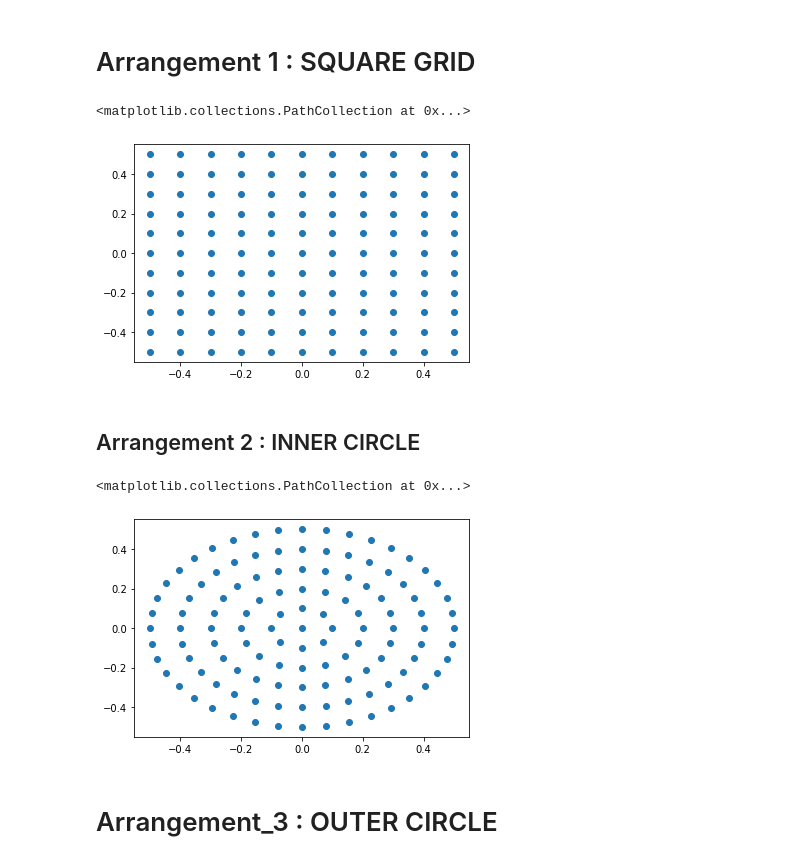
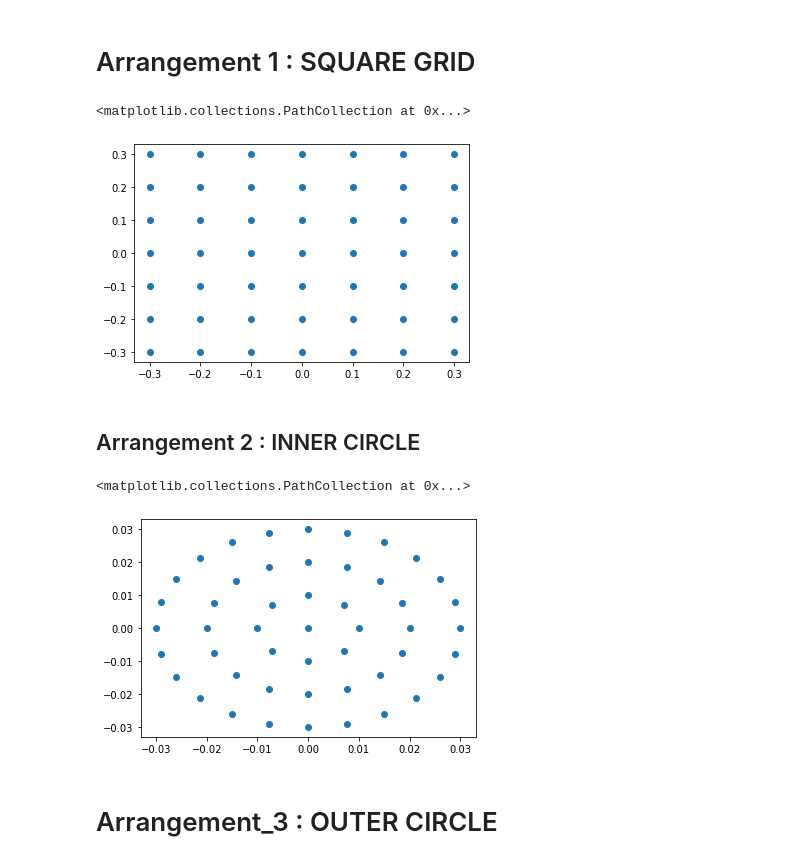
Before and after one commit to shubhranshsinghvi/Photolithography, a Jupyter notebook: Code/Ideal_UV_LED_model.ipynb, the cells around one changed output. Saved outputs shown, nothing was run; the diff lists cells and outputs as text; code cells hidden in the pictures.

```diff
--- a/Code/Ideal_UV_LED_model.ipynb
+++ b/Code/Ideal_UV_LED_model.ipynb
@@ -106,13 +104,13 @@ def E_r(ledcord,nleds,Ir_0,z,d,r,th):
 # %% [markdown]
 # Arrangement 1 : SQUARE GRID
 # %%
-nleds =121
+nleds =49
 d=0.1
 ledcord = arrangement_1(nleds,d)
 plt.scatter(ledcord[0,:], ledcord[1,:])
 # %% [output]
 <matplotlib.collections.PathCollection at 0x...>
-[figure, old version]
+[figure, new version]
 # %%
 Ir_0 = 0.1
 final_list_1 = []
@@ -155,13 +153,13 @@ df_1.to_pickle("./df_1.pkl")
 # %% [markdown]
 ## Arrangement 2 : INNER CIRCLE
 # %%
-nleds =121
-d=0.1
+nleds =49
+d=0.01
 ledcord = arrangement_2(nleds,d)
 plt.scatter(ledcord[0,:], ledcord[1,:])
 # %% [output]
 <matplotlib.collections.PathCollection at 0x...>
-[figure, old version]
+[figure, new version]
 # %%
 Ir_0 = 0.1
 final_list_2 = []
```
Also changed, not shown: parts of 17 cells of this notebook, 14 other files.
